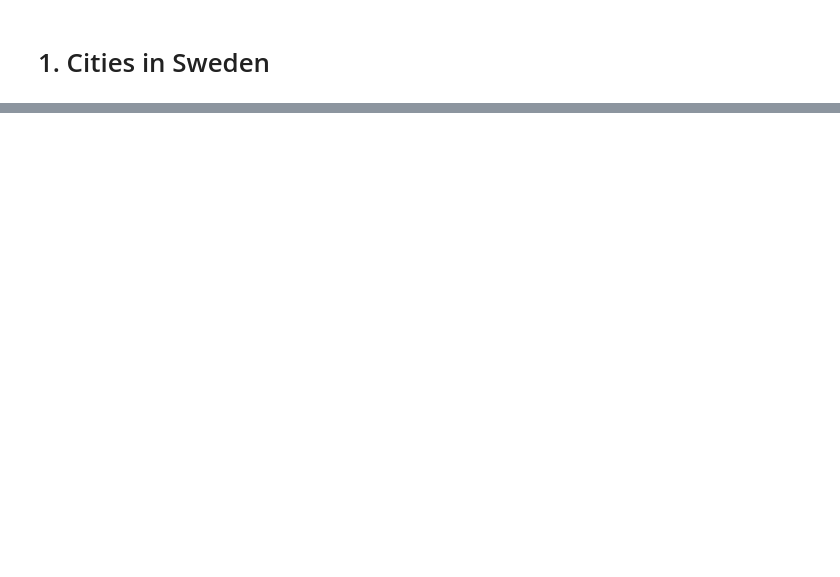
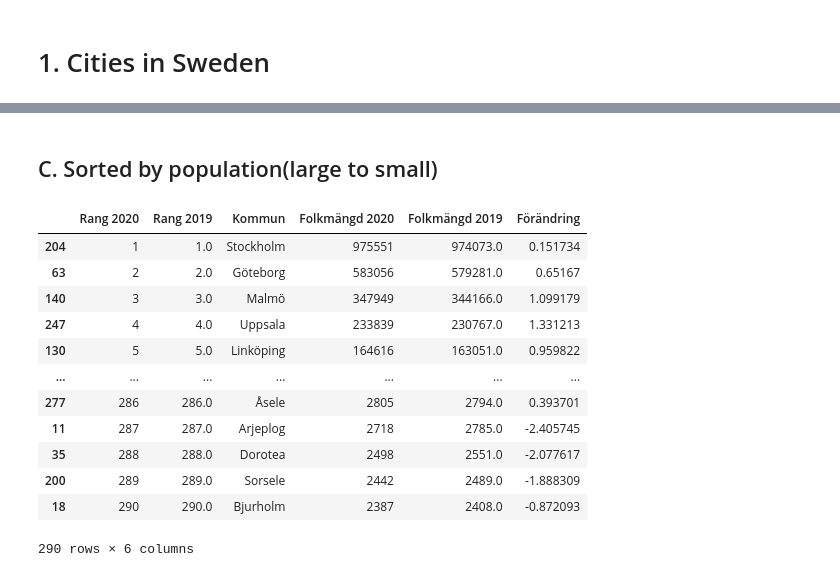
Before and after one commit to LukasKallstrom/databehandling_Lukas_Kallstrom, a Jupyter notebook: Excercises/Excercise00.ipynb, the cells around one changed output, grey strips where cells are left out. Drawn from its saved outputs; the diff is of its cells as text; code cells hidden in the pictures; blank space fills up the shorter version.

```diff
--- a/Excercises/Excercise00.ipynb
+++ b/Excercises/Excercise00.ipynb
@@ -39,0 +79,18 @@ df.sort_values(by="Population", ascending=False)[0:3]
+# %% [markdown]
+## C. Sorted by population(large to small)
+# %%
+kommuner.sort_values(by="Folkmängd 2020", ascending=False)
+# %% [output]
+|  | Rang 2020 | Rang 2019 | Kommun | Folkmängd 2020 | Folkmängd 2019 | Förändring |
+| 204 | 1 | 1.0 | Stockholm | 975551 | 974073.0 | 0.151734 |
+| 63 | 2 | 2.0 | Göteborg | 583056 | 579281.0 | 0.65167 |
+| 140 | 3 | 3.0 | Malmö | 347949 | 344166.0 | 1.099179 |
+| 247 | 4 | 4.0 | Uppsala | 233839 | 230767.0 | 1.331213 |
+| 130 | 5 | 5.0 | Linköping | 164616 | 163051.0 | 0.959822 |
+| ... | ... | ... | ... | ... | ... | ... |
+| 277 | 286 | 286.0 | Åsele | 2805 | 2794.0 | 0.393701 |
+| 11 | 287 | 287.0 | Arjeplog | 2718 | 2785.0 | -2.405745 |
+| 35 | 288 | 288.0 | Dorotea | 2498 | 2551.0 | -2.077617 |
+| 200 | 289 | 289.0 | Sorsele | 2442 | 2489.0 | -1.888309 |
+| 18 | 290 | 290.0 | Bjurholm | 2387 | 2408.0 | -0.872093 |
+290 rows × 6 columns
```
Also changed, not shown: parts of 20 cells of this notebook.
